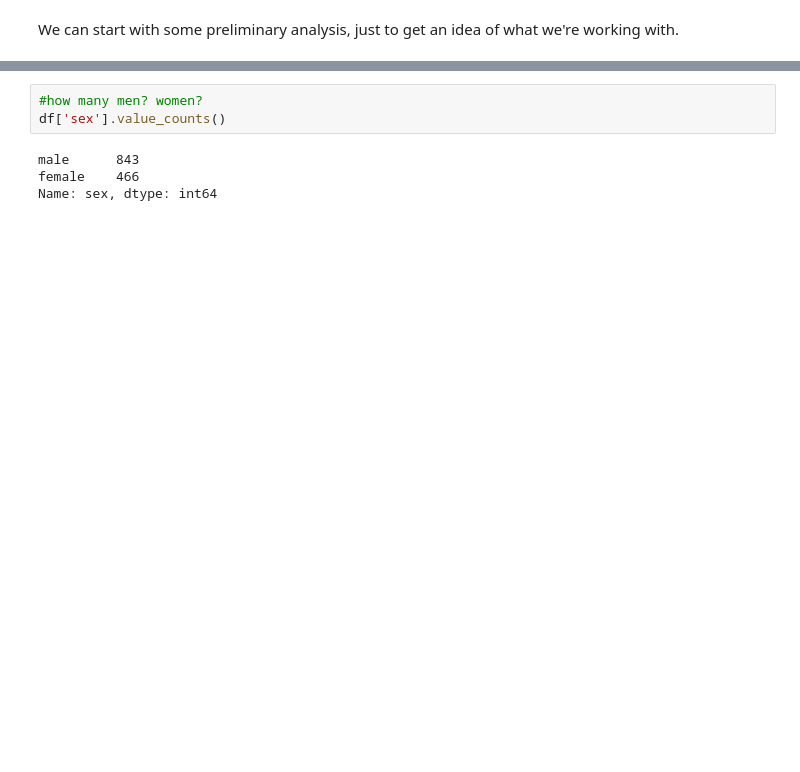
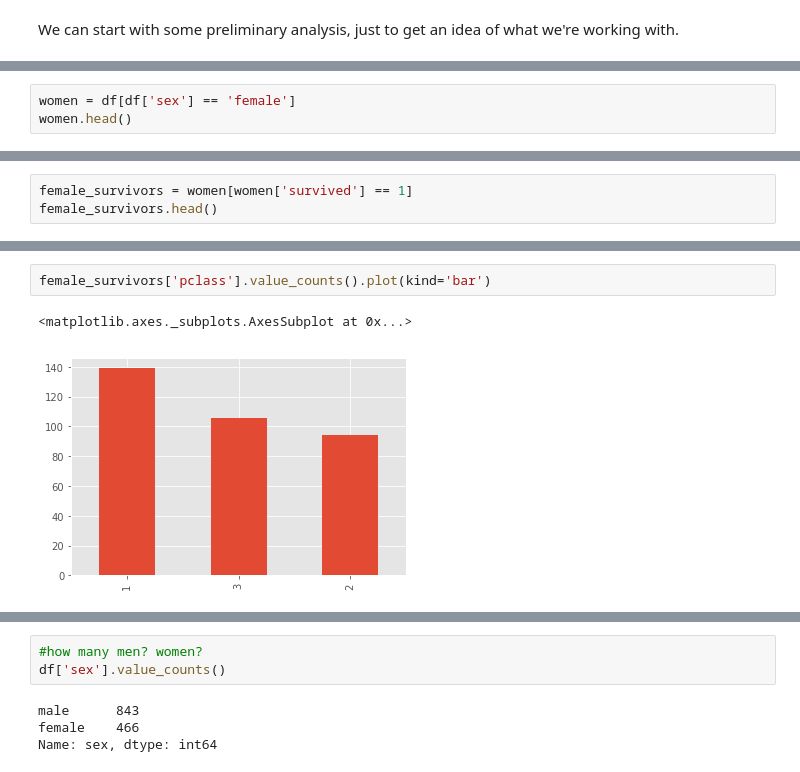
Before and after one commit to kcough/data-studio-projects, a Jupyter notebook: code/titanic_project_1/project_1_titanic_cough.ipynb, the cells around one changed output, grey strips where cells are left out. Cells and saved outputs as stored; diff of their text form; blank space fills up the shorter version.

```diff
--- a/code/titanic_project_1/project_1_titanic_cough.ipynb
+++ b/code/titanic_project_1/project_1_titanic_cough.ipynb
@@ -105,0 +156,3 @@ We can start with some preliminary analysis, just to get an idea of what we're w
+# %%
+women = df[df['sex'] == 'female']
+women.head()
@@ -105,0 +186,3 @@ We can start with some preliminary analysis, just to get an idea of what we're w
+# %%
+female_survivors = women[women['survived'] == 1]
+female_survivors.head()
@@ -105,0 +208,5 @@ We can start with some preliminary analysis, just to get an idea of what we're w
+# %%
+female_survivors['pclass'].value_counts().plot(kind='bar')
+# %% [output]
+<matplotlib.axes._subplots.AxesSubplot at 0x...>
+[figure, added]
```
Also changed, not shown: parts of 85 cells of this notebook, 1 other file.
